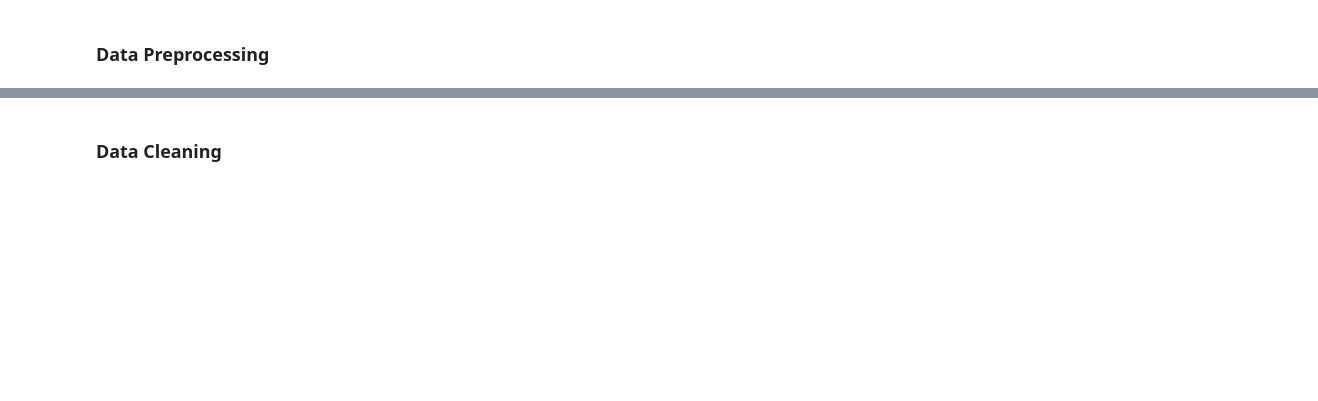
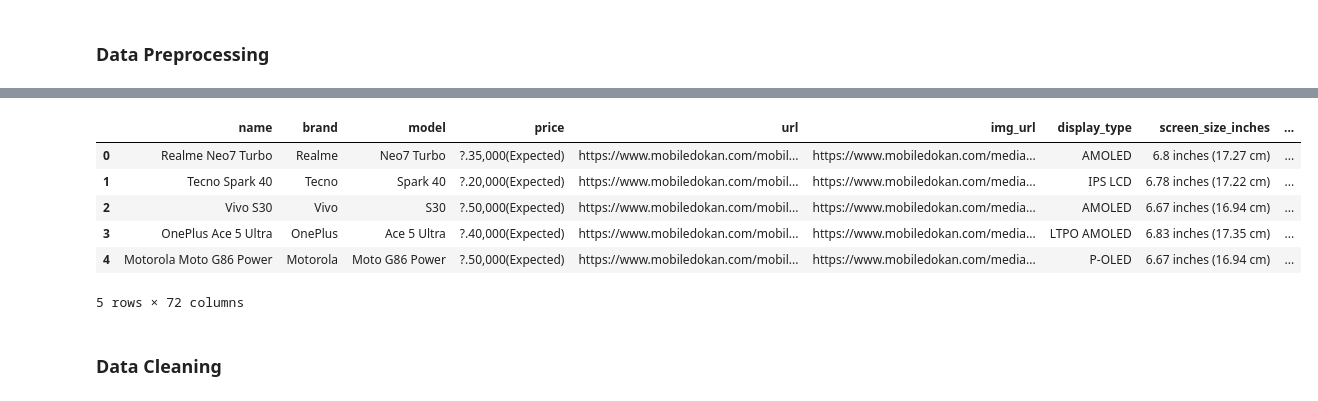
Before and after one commit to Kazi-Mahmudul/product-recommender-ai, a Jupyter notebook: data_cleaning/clean_mobiledokan.ipynb, the cells around one changed output, grey strips where cells are left out. Cells and saved outputs as stored; diff of their text form; code cells hidden in the pictures; blank space fills up the shorter version.

```diff
--- a/data_cleaning/clean_mobiledokan.ipynb
+++ b/data_cleaning/clean_mobiledokan.ipynb
@@ -27,13 +7,0 @@ df
-# %%
-# Step 1: Convert 'specs' column to dictionary
-def parse_specs(spec_str):
-    try:
-        return ast.literal_eval(spec_str)
-    except Exception:
-        return {}
-
-df["specs"] = df["specs"].apply(parse_specs)
-# %%
-# Step 2: Flatten specs column
-specs_df = pd.json_normalize(df["specs"])
-df = pd.concat([df.drop(columns=["specs"]), specs_df], axis=1)
@@ -50,3 +7,0 @@ Index(['url', 'name', 'price', 'Brand', 'Model', 'Device Type', 'Release Date',
-# %%
-# Keep only columns that start with lowercase and do not contain spaces
-df = df[[col for col in df.columns if col[0].islower() and ' ' not in col]]
@@ -115,2 +7,0 @@ clean_df.to_csv("mobiledokan_master_cleaned.csv", index=False)
-# %%
-df = clean_df
@@ -132,0 +8,31 @@ df
+# %%
+# First, let's check the file encoding
+import pandas as pd
+
+# Try reading with different encodings if needed
+try:
+    df = pd.read_csv(
+        "C:/Users/mahmu/Downloads/DataAnalyticsProjects/product-recommender-ai/data/mobiledokan_products.csv",
+        quotechar='"',
+        quoting=1,  # QUOTE_MINIMAL
+        on_bad_lines='warn',  # This replaces error_bad_lines in newer versions
+        encoding='utf-8'
+    )
+    print("Successfully read the file with UTF-8 encoding")
+except UnicodeDecodeError:
+    try:
+        df = pd.read_csv(
+            "C:/Users/mahmu/Downloads/DataAnalyticsProjects/product-recommender-ai/data/mobiledokan_products.csv",
+            quotechar='"',
+            quoting=1,
+            on_bad_lines='warn',
+            encoding='latin1'  # Try latin1 if UTF-8 fails
+        )
+        print("Successfully read the file with latin1 encoding")
+    except Exception as e:
+        print(f"Error reading file: {e}")
+
+# Display the first few rows if successful
+if 'df' in locals():
+    display(df.head())
+# %% [output]
@@ -133,2 +40,9 @@ df
+|  | name | brand | model | price | url | img_url | display_type | screen_size_inches | ... |
+| 0 | Realme Neo7 Turbo | Realme | Neo7 Turbo | ?.35,000(Expected) | https://www.mobiledokan.com/mobil... | https://www.mobiledokan.com/media... | AMOLED | 6.8 inches (17.27 cm) | ... |
+| 1 | Tecno Spark 40 | Tecno | Spark 40 | ?.20,000(Expected) | https://www.mobiledokan.com/mobil... | https://www.mobiledokan.com/media... | IPS LCD | 6.78 inches (17.22 cm) | ... |
+| 2 | Vivo S30 | Vivo | S30 | ?.50,000(Expected) | https://www.mobiledokan.com/mobil... | https://www.mobiledokan.com/media... | AMOLED | 6.67 inches (16.94 cm) | ... |
+| 3 | OnePlus Ace 5 Ultra | OnePlus | Ace 5 Ultra | ?.40,000(Expected) | https://www.mobiledokan.com/mobil... | https://www.mobiledokan.com/media... | LTPO AMOLED | 6.83 inches (17.35 cm) | ... |
+| 4 | Motorola Moto G86 Power | Motorola | Moto G86 Power | ?.50,000(Expected) | https://www.mobiledokan.com/mobil... | https://www.mobiledokan.com/media... | P-OLED | 6.67 inches (16.94 cm) | ... |
+5 rows × 72 columns
 # %% [markdown]
 ### Data Cleaning
```
Also changed, not shown: parts of 48 cells of this notebook, 1 other file.
